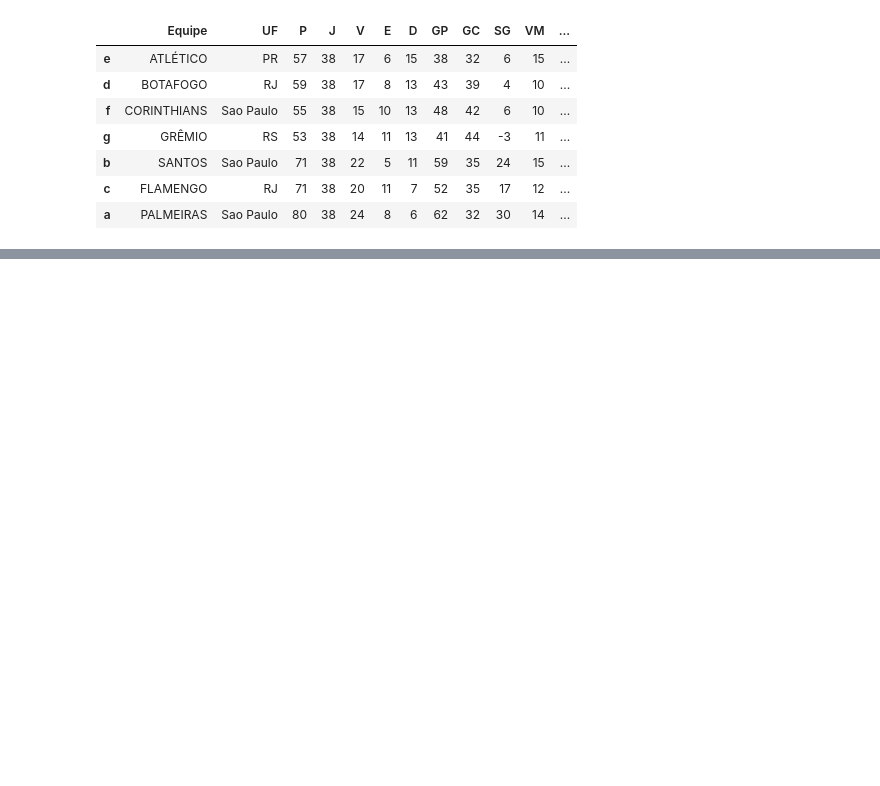
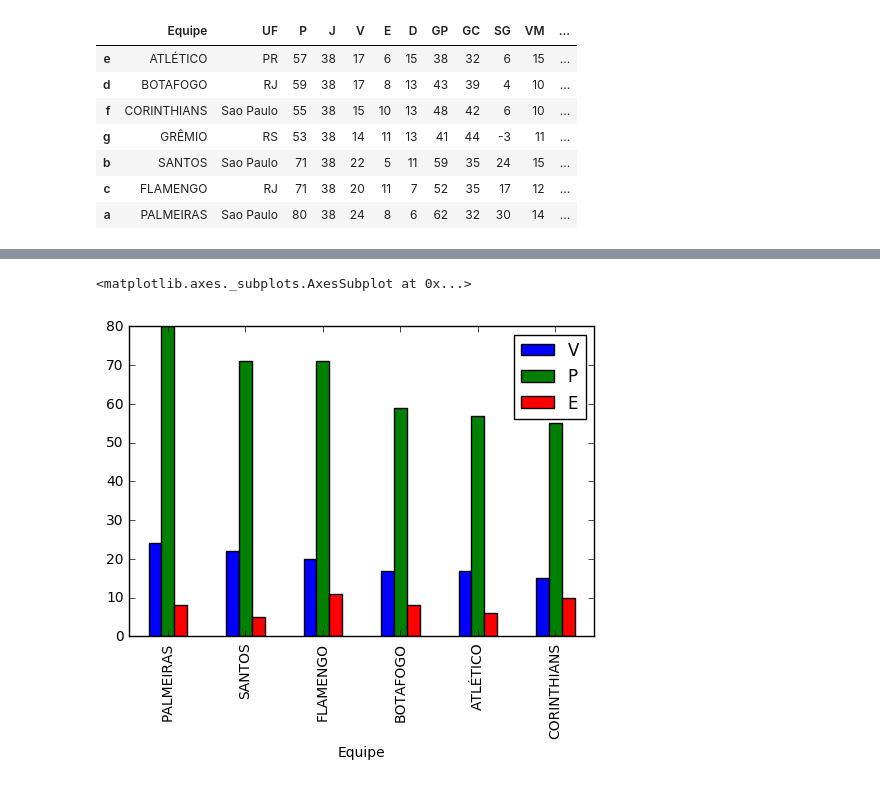
Before and after one commit to hitoshinagano/Locaweb_aulas, a Jupyter notebook: Aula 2017.ipynb, the cells around one changed output, grey strips where cells are left out. Drawn from its saved outputs; the diff is of its cells as text; code cells hidden in the pictures; blank space fills up the shorter version.

```diff
--- a/Aula 2017.ipynb
+++ b/Aula 2017.ipynb
@@ -765,0 +1199,5 @@ df
+# %%
+df[['V', 'P', 'E']].plot(kind='bar')
+# %% [output]
+<matplotlib.axes._subplots.AxesSubplot at 0x...>
+[figure, added]
```
Also changed, not shown: parts of 66 cells of this notebook.
